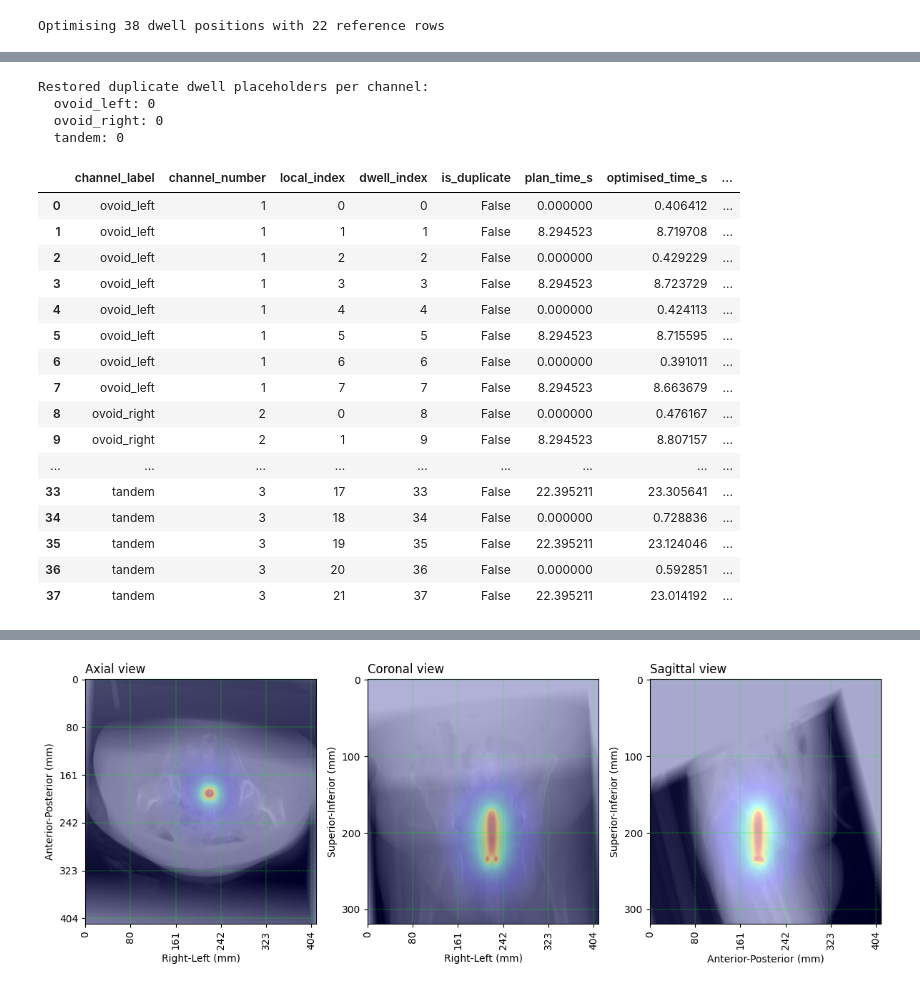
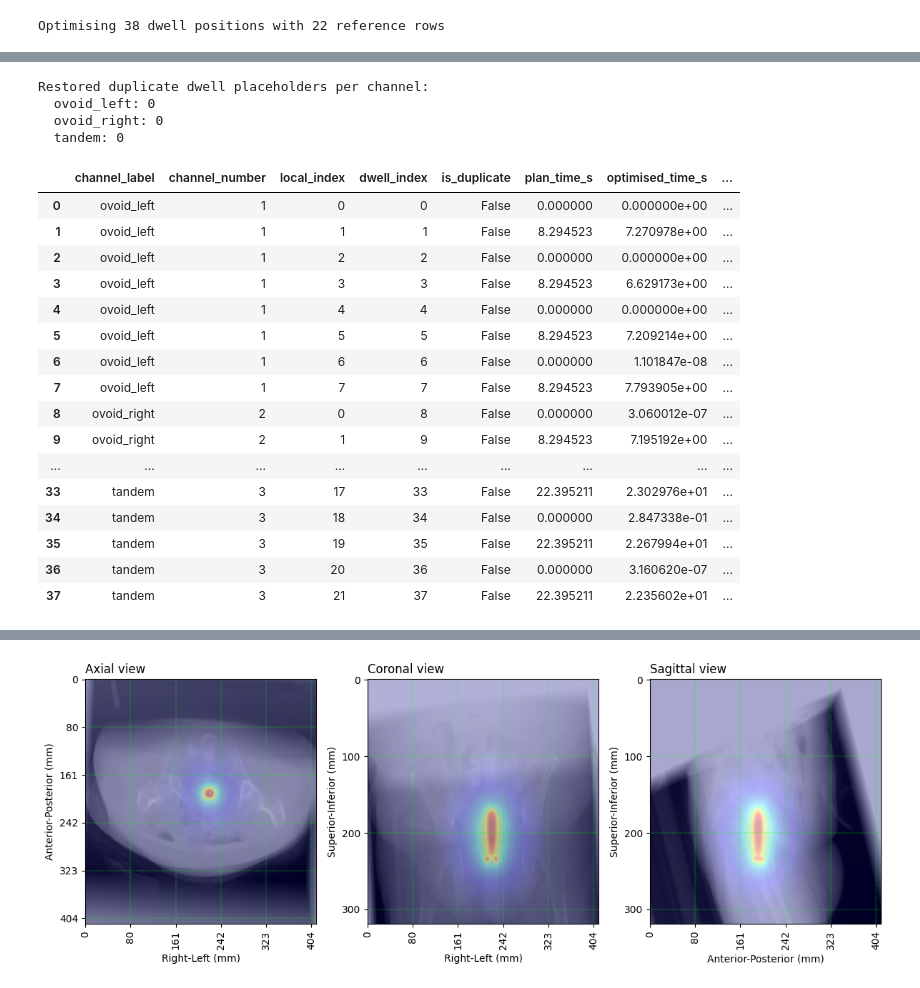
Before and after one commit to YeongHyeon/Dose_prediction_practice, a Jupyter notebook: point_a_plan_251120_03.ipynb, the cells around one changed output, grey strips where cells are left out. Cells and saved outputs as stored; diff of their text form; code cells hidden in the pictures.

```diff
--- a/point_a_plan_251120_03.ipynb
+++ b/point_a_plan_251120_03.ipynb
@@ -62,8 +62,8 @@ def load_case_paths(root: Path, case_id: Path) -> Dict[str, Path]:
         "struct": resolve_single(case_dir.glob("RTSTRUCT*/*/*.dcm"), "RTSTRUCT file"),
     }
 # %%
-def get_reference_point(aux_points: Dict[str, Any], label: str) -> Dict[str, Any]:
-    for entry in aux_points.get("dose_reference_points", []):
+def get_reference_point(dose_ref_points: Dict[str, Any], label: str) -> Dict[str, Any]:
+    for entry in dose_ref_points:
         if entry["description"].strip().lower() == label.lower():
             return entry
     raise ValueError(f"{label} reference point not found in RTPLAN.")
@@ -89,10 +89,6 @@ def filter_redundant_positions(positions: Iterable[np.ndarray]) -> np.ndarray:
 def compute_reference_point_clouds(
     rt_channels,
     aux_points: Dict[str, Any],
-    *,
-    offset_ovoid: float = 1.5,
-    offset_ovoid_s: float = 1.5,
-    offset_tandem: float = 2.0,
 ) -> Dict[str, np.ndarray]:
     """Return left/right ovoid and tandem reference point sets in centimetres."""
     if len(rt_channels) < 3:
@@ -105,8 +101,17 @@ def compute_reference_point_clouds(
     if not pos_ovoid_left.size or not pos_ovoid_right.size or not pos_tandem.size:
         raise ValueError("Missing dwell positions for ovoid/tandem channels.")
 
-    alt_point = get_reference_point(aux_points, "Alt")
-    art_point = get_reference_point(aux_points, "Art")
+    if '13' in aux_points["rtplan_description"]:
+        offset_to_ovoid_surface = 0.75
+        offset_over_ovoid_surface = 0.5
+        offset_tandem = 2.0
+    else: # other cases
+        offset_to_ovoid_surface = 0.8
+        offset_over_ovoid_surface = 0.5
+        offset_tandem = 2.0
+
+    alt_point = get_reference_point(aux_points["dose_reference_points"], "Alt")
+    art_point = get_reference_point(aux_points["dose_reference_points"], "Art")
     pos_a_left = np.asarray(alt_point["positions_cm"], dtype=float)
     pos_a_right = np.asarray(art_point["positions_cm"], dtype=float)
 
@@ -126,10 +131,10 @@ def compute_reference_point_clouds(
     angle_deg = np.degrees(np.arccos(dot_val))
     print(f"Angle between ovoid and tandem axes: {angle_deg:.2f} deg")
 
-    ref_ovoid_surface_left = pos_ovoid_left - (ovoid_dir * offset_ovoid_s)
-    ref_ovoid_surface_right = pos_ovoid_right + (ovoid_dir * offset_ovoid_s)
-    ref_ovoid_left = pos_ovoid_left - (ovoid_dir * offset_ovoid)
-    ref_ovoid_right = pos_ovoid_right + (ovoid_dir * offset_ovoid)
+    ref_ovoid_surface_left = pos_ovoid_left - (ovoid_dir * offset_to_ovoid_surface)
+    ref_ovoid_surface_right = pos_ovoid_right + (ovoid_dir * offset_to_ovoid_surface)
+    ref_ovoid_left = pos_ovoid_left - (ovoid_dir * (offset_to_ovoid_surface + offset_over_ovoid_surface))
+    ref_ovoid_right = pos_ovoid_right + (ovoid_dir * (offset_to_ovoid_surface + offset_over_ovoid_surface))
 
     ref_tandem_left = pos_tandem - (ovoid_dir * offset_tandem)
     ref_tandem_right = pos_tandem + (ovoid_dir * offset_tandem)
@@ -404,5 +409,5 @@ prob.solve(solver=cp.SCS, warm_start=True)
 print(f"Solver status: {prob.status}, objective: {prob.value:.4f}")
 if prob.status not in ("optimal", "optimal_inaccurate"):
     raise RuntimeError("Convex optimisation failed to find a feasible solution.")
-optimised_times = np.asarray(updated_times.value, dtype=float).ravel()
+optimised_times = np.maximum(np.asarray(updated_times.value, dtype=float).ravel(), 0)
 # %% [output]
@@ -613,47 +580,48 @@ for channel_idx, label in enumerate(required_channels):
             f"but the RTPLAN channel expects {len(indices)}."
         )
     duplicate_report[label] = int(duplicate_mask.sum())
     for local_idx, (dwell_idx, new_time, is_dup) in enumerate(zip(indices, expanded_times, duplicate_mask)):
         baseline_time = dwells[dwell_idx].dwell_time_s
-        updated_dwells[dwell_idx].dwell_time_s = float(new_time)
+        new_time = float(new_time)
+        updated_dwells[dwell_idx].dwell_time_s = new_time
         applied_rows.append({
             "channel_label": label,
             "channel_number": channel.channel_number,
             "local_index": local_idx,
             "dwell_index": dwell_idx,
             "is_duplicate": bool(is_dup),
             "plan_time_s": baseline_time,
             "optimised_time_s": new_time,
             "delta_s": new_time - baseline_time,
         })
 
 scaled_channels = dosecal.rebuild_channels(rt_channels, updated_dwells)
 
 print("Restored duplicate dwell placeholders per channel:")
 for label in required_channels:
     print(f"  {label}: {duplicate_report.get(label, 0)}")
 
 applied_dwell_summary = pd.DataFrame(applied_rows)
 applied_dwell_summary
 # %% [output]
 Restored duplicate dwell placeholders per channel:
   ovoid_left: 0
   ovoid_right: 0
   tandem: 0
 |  | channel_label | channel_number | local_index | dwell_index | is_duplicate | plan_time_s | optimised_time_s | ... |
-| 0 | ovoid_left | 1 | 0 | 0 | False | 0.000000 | 0.406412 | ... |
-| 1 | ovoid_left | 1 | 1 | 1 | False | 8.294523 | 8.719708 | ... |
-| 2 | ovoid_left | 1 | 2 | 2 | False | 0.000000 | 0.429229 | ... |
-| 3 | ovoid_left | 1 | 3 | 3 | False | 8.294523 | 8.723729 | ... |
-| 4 | ovoid_left | 1 | 4 | 4 | False | 0.000000 | 0.424113 | ... |
-| 5 | ovoid_left | 1 | 5 | 5 | False | 8.294523 | 8.715595 | ... |
-| 6 | ovoid_left | 1 | 6 | 6 | False | 0.000000 | 0.391011 | ... |
-| 7 | ovoid_left | 1 | 7 | 7 | False | 8.294523 | 8.663679 | ... |
-| 8 | ovoid_right | 2 | 0 | 8 | False | 0.000000 | 0.476167 | ... |
-| 9 | ovoid_right | 2 | 1 | 9 | False | 8.294523 | 8.807157 | ... |
+| 0 | ovoid_left | 1 | 0 | 0 | False | 0.000000 | 0.000000e+00 | ... |
+| 1 | ovoid_left | 1 | 1 | 1 | False | 8.294523 | 7.270978e+00 | ... |
+| 2 | ovoid_left | 1 | 2 | 2 | False | 0.000000 | 0.000000e+00 | ... |
+| 3 | ovoid_left | 1 | 3 | 3 | False | 8.294523 | 6.629173e+00 | ... |
+| 4 | ovoid_left | 1 | 4 | 4 | False | 0.000000 | 0.000000e+00 | ... |
+| 5 | ovoid_left | 1 | 5 | 5 | False | 8.294523 | 7.209214e+00 | ... |
+| 6 | ovoid_left | 1 | 6 | 6 | False | 0.000000 | 1.101847e-08 | ... |
+| 7 | ovoid_left | 1 | 7 | 7 | False | 8.294523 | 7.793905e+00 | ... |
+| 8 | ovoid_right | 2 | 0 | 8 | False | 0.000000 | 3.060012e-07 | ... |
+| 9 | ovoid_right | 2 | 1 | 9 | False | 8.294523 | 7.195192e+00 | ... |
 | ... | ... | ... | ... | ... | ... | ... | ... | ... |
-| 33 | tandem | 3 | 17 | 33 | False | 22.395211 | 23.305641 | ... |
-| 34 | tandem | 3 | 18 | 34 | False | 0.000000 | 0.728836 | ... |
-| 35 | tandem | 3 | 19 | 35 | False | 22.395211 | 23.124046 | ... |
-| 36 | tandem | 3 | 20 | 36 | False | 0.000000 | 0.592851 | ... |
-| 37 | tandem | 3 | 21 | 37 | False | 22.395211 | 23.014192 | ... |
+| 33 | tandem | 3 | 17 | 33 | False | 22.395211 | 2.302976e+01 | ... |
+| 34 | tandem | 3 | 18 | 34 | False | 0.000000 | 2.847338e-01 | ... |
+| 35 | tandem | 3 | 19 | 35 | False | 22.395211 | 2.267994e+01 | ... |
+| 36 | tandem | 3 | 20 | 36 | False | 0.000000 | 3.160620e-07 | ... |
+| 37 | tandem | 3 | 21 | 37 | False | 22.395211 | 2.235602e+01 | ... |
```
Also changed, not shown: parts of 12 cells of this notebook, 1 other file.
